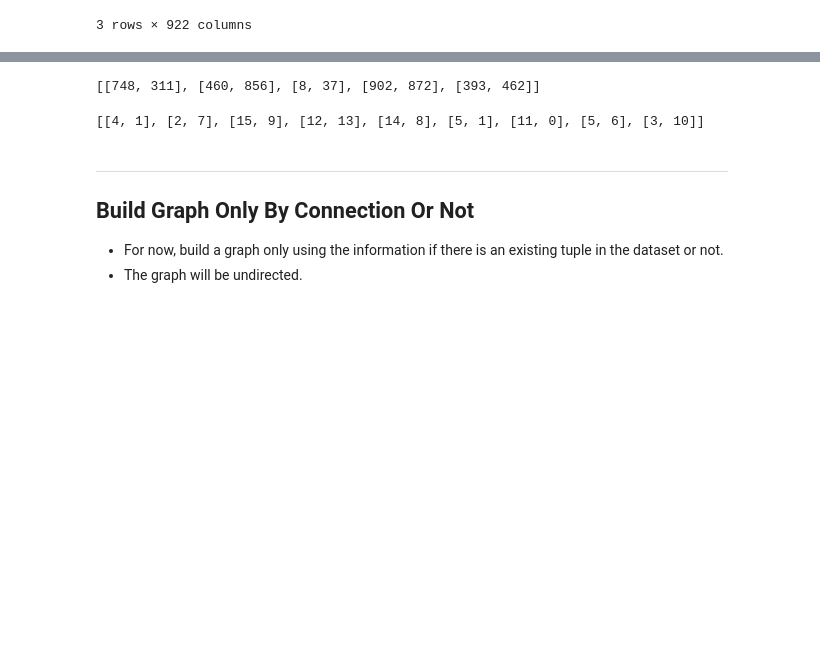
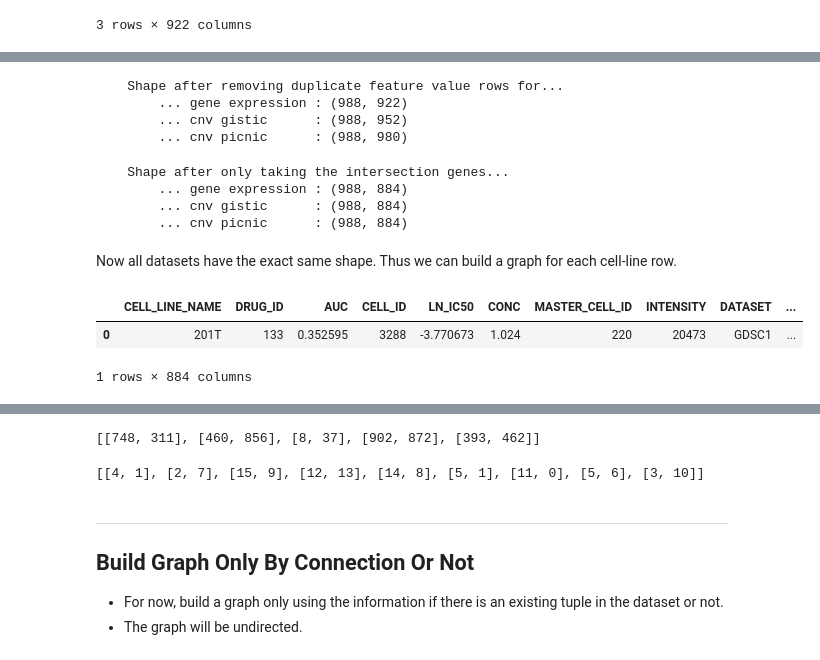
Before and after one commit to PeeteKeesel/gnn-for-drug-response-prediction, a Jupyter notebook: 07_Linking.ipynb, the cells around one changed output, grey strips where cells are left out. Drawn from its saved outputs; the diff is of its cells as text; code cells hidden in the pictures; blank space fills up the shorter version.

```diff
--- a/07_Linking.ipynb
+++ b/07_Linking.ipynb
@@ -592,0 +620,44 @@ CNV Picnic: (446521, 980)
+# %%
+# Only the intersection genes of the datasets are making sense to use for the graph since
+# all graphs should have the exact same structure per cell-line.
+
+# ----------------------------------------------------------------------- #
+# Since all cell-line rows of the same cell-line are having the same
+# feature values per gene, we can only take one row per unique cell-line.
+# ----------------------------------------------------------------------- #
+gene_expr_v2 = gene_expr.groupby(['CELL_LINE_NAME']).first().reset_index()
+cnv_gistic_v2 = final_cnv_gistic.groupby(['CELL_LINE_NAME']).first().reset_index()
+cnv_picnic_v2 = final_cnv_picnic.groupby(['CELL_LINE_NAME']).first().reset_index()
+
+print(f"""
+    Shape after removing duplicate feature value rows for...
+        ... gene expression : {gene_expr_v2.shape}
+        ... cnv gistic      : {cnv_gistic_v2.shape}
+        ... cnv picnic      : {cnv_picnic_v2.shape}
+""")
+# %% [output]
+    Shape after removing duplicate feature value rows for...
+        ... gene expression : (988, 922)
+        ... cnv gistic      : (988, 952)
+        ... cnv picnic      : (988, 980)
+# %%
+# ----------------------------------------------------------------------------------- #
+# Now sparse the column dimension by only taking the intersection genes, so the genes
+# which are in all datasets.
+# ----------------------------------------------------------------------------------- #
+gene_expr_v3 = gene_expr_v2[list(gene_expr_v2.columns[:14]) + list(intersection_genes)]
+cnv_gistic_v3 = cnv_gistic_v2[list(cnv_gistic_v2.columns[:14]) + list(intersection_genes)]
+cnv_picnic_v3 = cnv_picnic_v2[list(cnv_picnic_v2.columns[:14]) + list(intersection_genes)]
+print(f"""
+    Shape after only taking the intersection genes...
+        ... gene expression : {gene_expr_v3.shape}
+        ... cnv gistic      : {cnv_gistic_v3.shape}
+        ... cnv picnic      : {cnv_picnic_v3.shape}
+""")
+# %% [output]
+    Shape after only taking the intersection genes...
+        ... gene expression : (988, 884)
+        ... cnv gistic      : (988, 884)
+        ... cnv picnic      : (988, 884)
+# %% [markdown]
+Now all datasets have the exact same shape. Thus we can build a graph for each cell-line row.
@@ -592,0 +669,6 @@ CNV Picnic: (446521, 980)
+# %%
+# Create graph for the 1st cell-line.
+example_cell_line = '201T'
+gene_expr_example_row = gene_expr_v3.loc[gene_expr_v3.CELL_LINE_NAME==example_cell_line]
+cnv_gistic_example_row = cnv_gistic_v3.loc[cnv_gistic_v3.CELL_LINE_NAME==example_cell_line]
+cnv_picnic_example_row = cnv_picnic_v3.loc[cnv_picnic_v3.CELL_LINE_NAME==example_cell_line]
@@ -592,0 +677,6 @@ CNV Picnic: (446521, 980)
+# %%
+gene_expr_example_row
+# %% [output]
+|  | CELL_LINE_NAME | DRUG_ID | AUC | CELL_ID | LN_IC50 | CONC | MASTER_CELL_ID | INTENSITY | DATASET | ... |
+| 0 | 201T | 133 | 0.352595 | 3288 | -3.770673 | 1.024 | 220 | 20473 | GDSC1 | ... |
+1 rows × 884 columns
```
Also changed, not shown: parts of 28 cells of this notebook, 4 other files.
